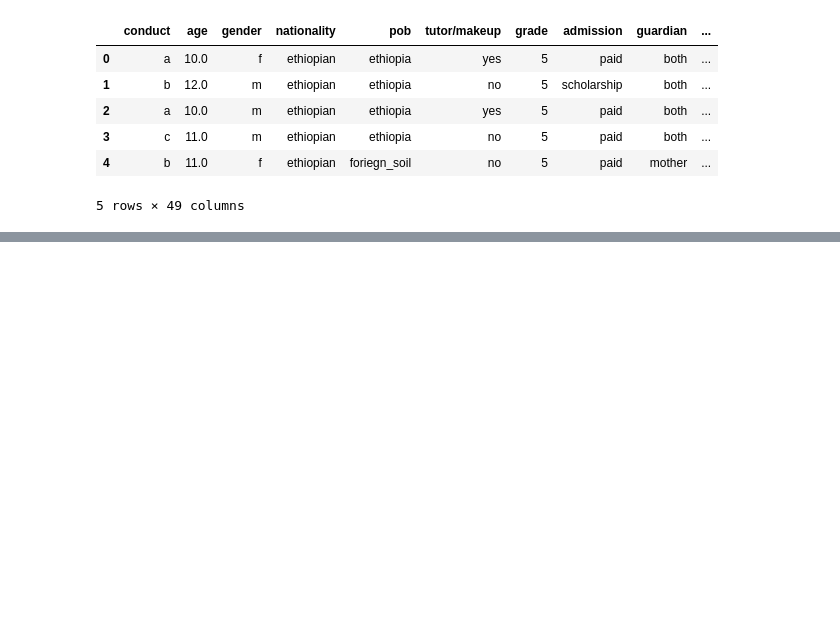
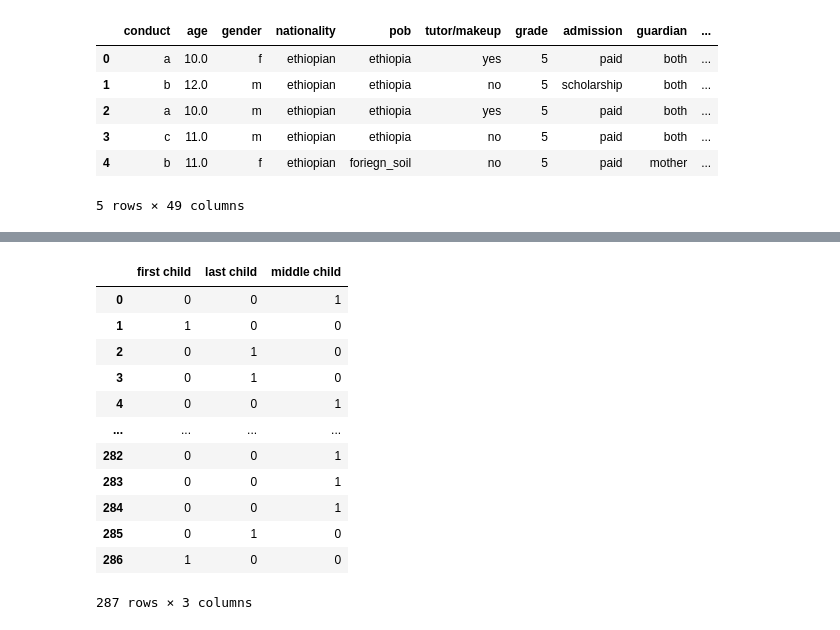
Before and after one commit to Ammon21/School-Data-Science-Project, a Jupyter notebook: notebooks/machine_learning.ipynb, the cells around one changed output, grey strips where cells are left out. Drawn from its saved outputs; the diff is of its cells as text; code cells hidden in the pictures; blank space fills up the shorter version.

```diff
--- a/notebooks/machine_learning.ipynb
+++ b/notebooks/machine_learning.ipynb
@@ -19,0 +123,16 @@ df.head()
+# %%
+pd.get_dummies(df.birth_order)
+# %% [output]
+|  | first child | last child | middle child |
+| 0 | 0 | 0 | 1 |
+| 1 | 1 | 0 | 0 |
+| 2 | 0 | 1 | 0 |
+| 3 | 0 | 1 | 0 |
+| 4 | 0 | 0 | 1 |
+| ... | ... | ... | ... |
+| 282 | 0 | 0 | 1 |
+| 283 | 0 | 0 | 1 |
+| 284 | 0 | 0 | 1 |
+| 285 | 0 | 1 | 0 |
+| 286 | 1 | 0 | 0 |
+287 rows × 3 columns
```
Also changed, not shown: parts of 14 cells of this notebook.
